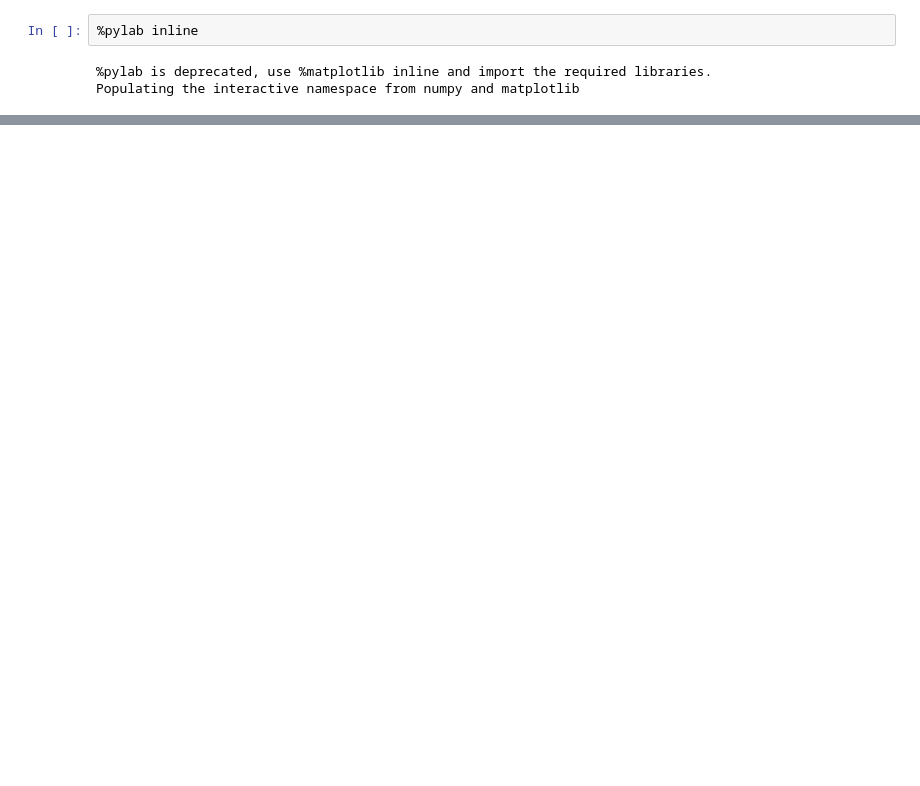
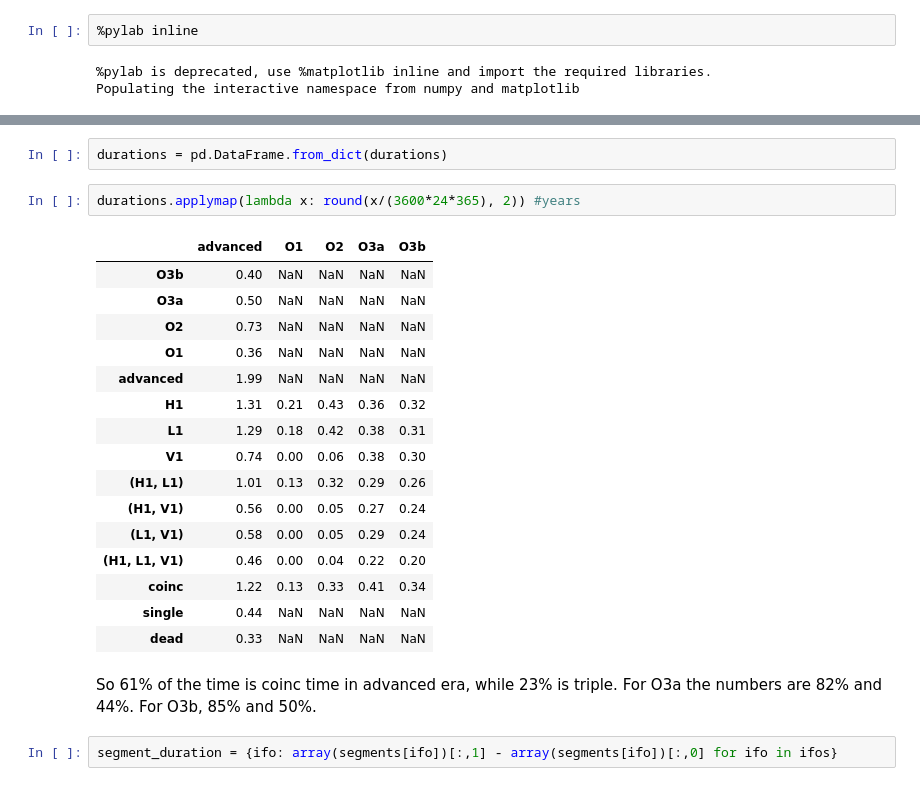
Before and after one commit to millsjc/pycbc, a Jupyter notebook: test_hm/playground/find_available_data.ipynb, the cells around one changed output, grey strips where cells are left out. Drawn from its saved outputs; the diff is of its cells as text; blank space fills up the shorter version.

```diff
--- a/test_hm/playground/find_available_data.ipynb
+++ b/test_hm/playground/find_available_data.ipynb
@@ -20,0 +100,26 @@ IgwnAuthError: could not find an RFC-3820 compliant X.509 credential, please gen
+# %%
+durations = pd.DataFrame.from_dict(durations)
+# %%
+durations.applymap(lambda x: round(x/(3600*24*365), 2)) #years
+# %% [output]
+|  | advanced | O1 | O2 | O3a | O3b |
+| O3b | 0.40 | NaN | NaN | NaN | NaN |
+| O3a | 0.50 | NaN | NaN | NaN | NaN |
+| O2 | 0.73 | NaN | NaN | NaN | NaN |
+| O1 | 0.36 | NaN | NaN | NaN | NaN |
+| advanced | 1.99 | NaN | NaN | NaN | NaN |
+| H1 | 1.31 | 0.21 | 0.43 | 0.36 | 0.32 |
+| L1 | 1.29 | 0.18 | 0.42 | 0.38 | 0.31 |
+| V1 | 0.74 | 0.00 | 0.06 | 0.38 | 0.30 |
+| (H1, L1) | 1.01 | 0.13 | 0.32 | 0.29 | 0.26 |
+| (H1, V1) | 0.56 | 0.00 | 0.05 | 0.27 | 0.24 |
+| (L1, V1) | 0.58 | 0.00 | 0.05 | 0.29 | 0.24 |
+| (H1, L1, V1) | 0.46 | 0.00 | 0.04 | 0.22 | 0.20 |
+| coinc | 1.22 | 0.13 | 0.33 | 0.41 | 0.34 |
+| single | 0.44 | NaN | NaN | NaN | NaN |
+| dead | 0.33 | NaN | NaN | NaN | NaN |
+# %% [markdown]
+So 61% of the time is coinc time in advanced era, while 23% is triple.
+For O3a the numbers are 82% and 44%. For O3b, 85% and 50%.
+# %%
+segment_duration = {ifo: array(segments[ifo])[:,1] - array(segments[ifo])[:,0] for ifo in ifos}
```
Also changed, not shown: parts of 14 cells of this notebook.
